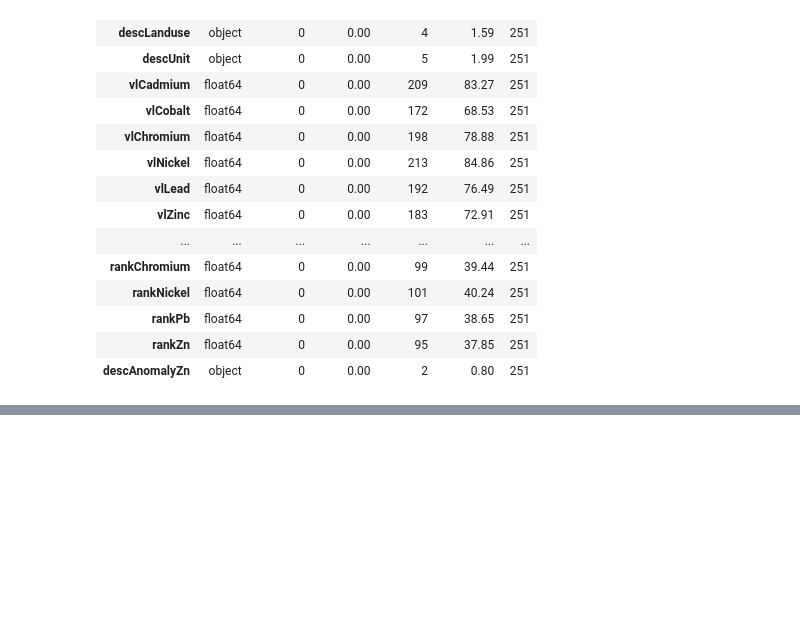
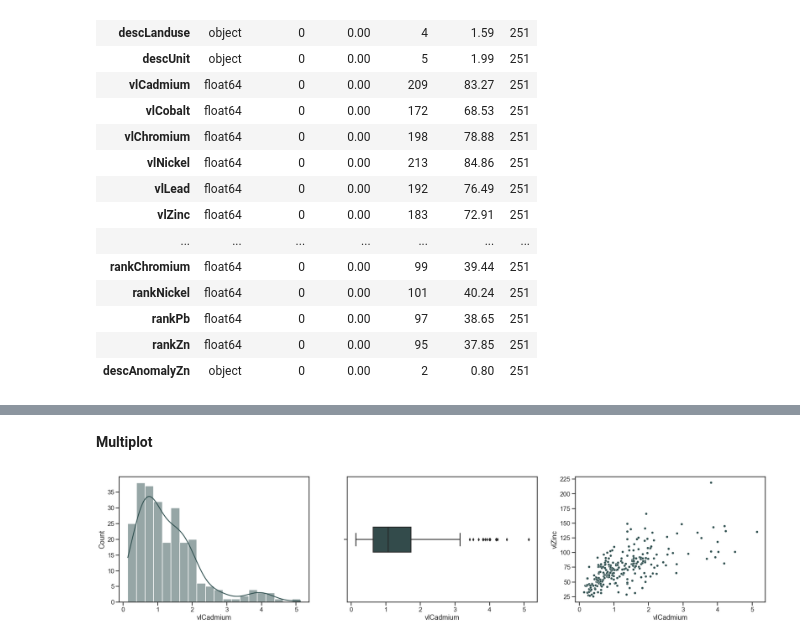
Before and after one commit to luschiro/workflows-geo-data, a Jupyter notebook: modulo_2/modulo_2.ipynb, the cells around one changed output, grey strips where cells are left out. Cells and saved outputs as stored; diff of their text form; code cells hidden in the pictures; blank space fills up the shorter version.

```diff
--- a/modulo_2/modulo_2.ipynb
+++ b/modulo_2/modulo_2.ipynb
@@ -126,0 +187,12 @@ sns.despine()
+# %% [markdown]
+**Multiplot**
+# %%
+fig, axs = plt.subplots(1, 3, figsize = (30,6))
+
+sns.histplot(vl_cadmium, bins=20, color="darkslategray", kde=True, ax=axs[0])
+sns.boxplot(x=df_jura["vlCadmium"], width=.2, color="darkslategray", orient='y', ax=axs[1])
+sns.scatterplot(x=df_jura["vlCadmium"], y=df_jura["vlZinc"], s=40, color="darkslategrey", ax=axs[2])
+
+plt.show()
+# %% [output]
+[figure, added]
```
Also changed, not shown: parts of 16 cells of this notebook.
